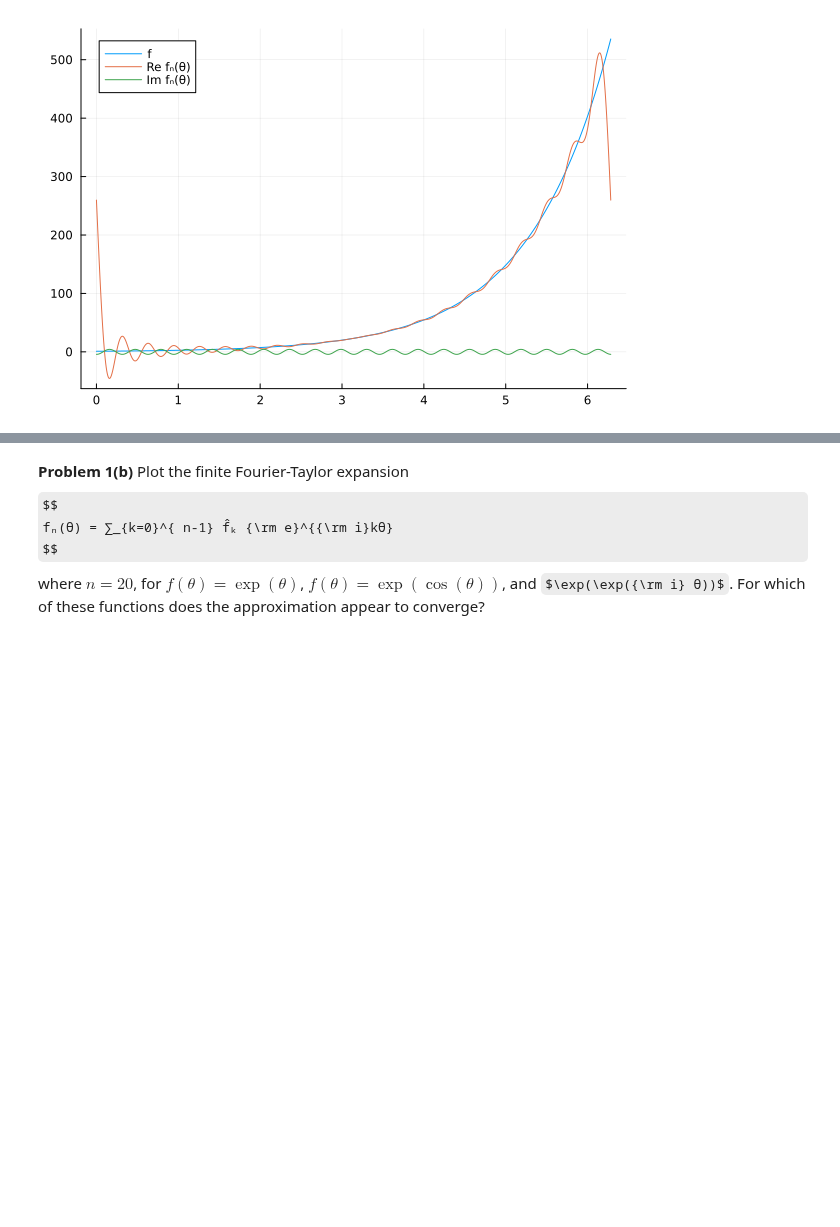
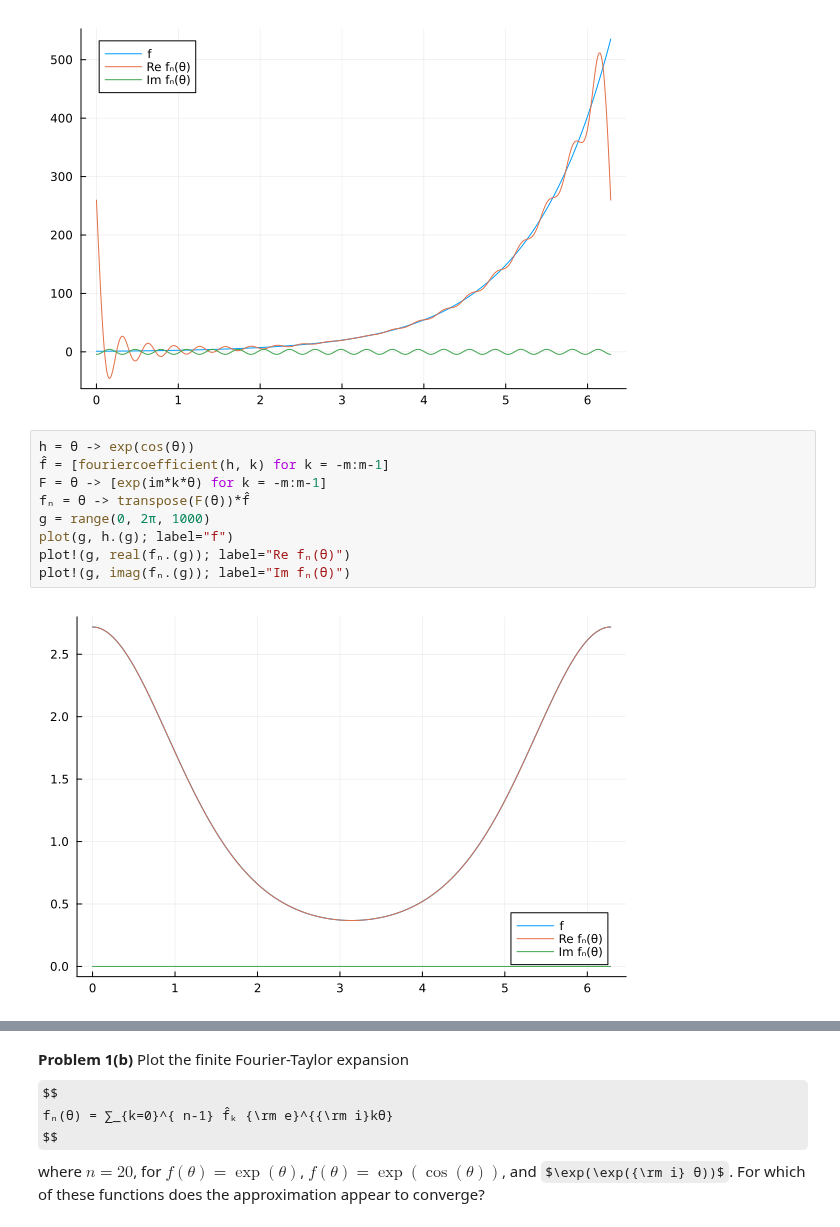
Before and after one commit to lovelife383/MATH50003NumericalAnalysis, a Jupyter notebook: labs/lab8.ipynb, the cells around one changed output, grey strips where cells are left out. Drawn from its saved outputs; the diff is of its cells as text; some formulas as TeX source; blank space fills up the shorter version.

```diff
--- a/labs/lab8.ipynb
+++ b/labs/lab8.ipynb
@@ -113,3 +113,14 @@ plot!(g, real(fₙ.(g)); label="Re fₙ(θ)")
 plot!(g, imag(fₙ.(g)); label="Im fₙ(θ)")
 # %% [output]
 [figure]
+# %%
+h = θ -> exp(cos(θ))
+f̂ = [fouriercoefficient(h, k) for k = -m:m-1]
+F = θ -> [exp(im*k*θ) for k = -m:m-1]
+fₙ = θ -> transpose(F(θ))*f̂
+g = range(0, 2π, 1000)
+plot(g, h.(g); label="f")
+plot!(g, real(fₙ.(g)); label="Re fₙ(θ)")
+plot!(g, imag(fₙ.(g)); label="Im fₙ(θ)")
+# %% [output]
+[figure, added]
```
Also changed, not shown: parts of 5 cells of this notebook.
